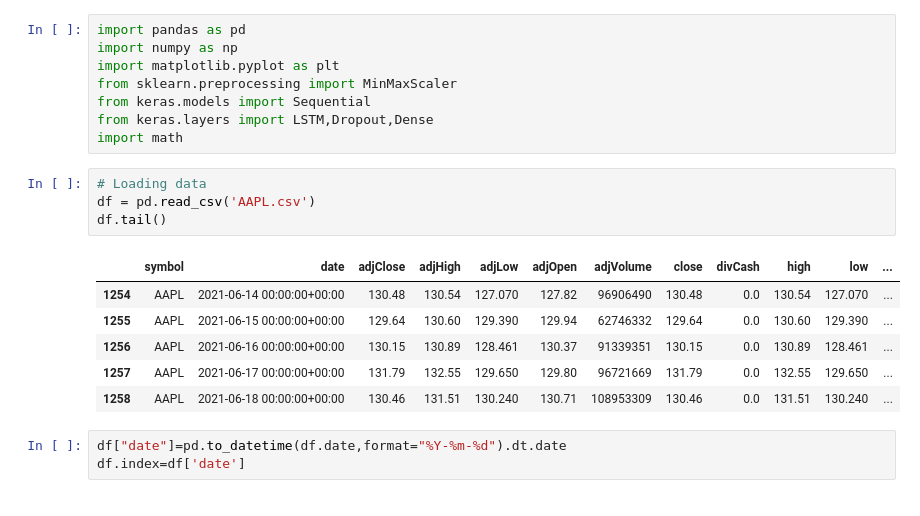
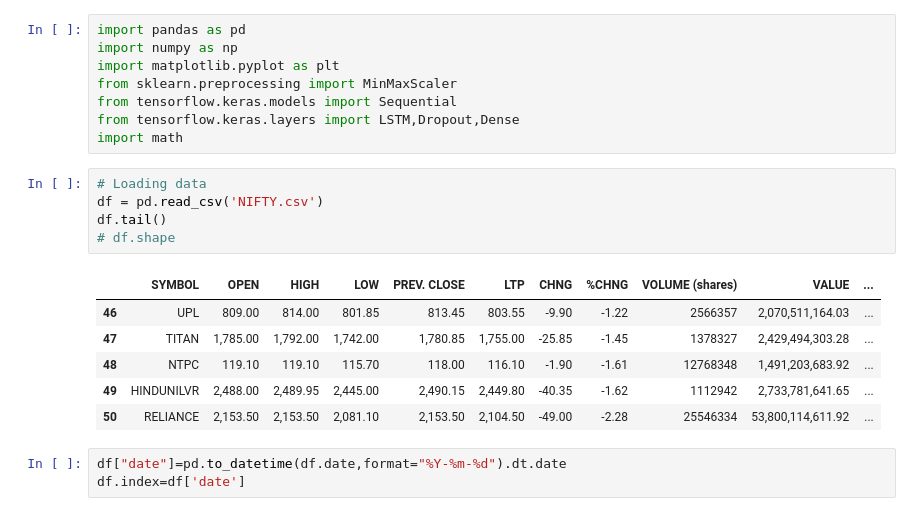
Before and after one commit to anu-desh/stock-price-predictor, a Jupyter notebook: data.ipynb, the cells around one changed output. Cells and saved outputs as stored; diff of their text form.

```diff
--- a/data.ipynb
+++ b/data.ipynb
@@ -3,20 +3,21 @@ import pandas as pd
 import numpy as np
 import matplotlib.pyplot as plt
 from sklearn.preprocessing import MinMaxScaler
-from keras.models import Sequential
-from keras.layers import LSTM,Dropout,Dense
+from tensorflow.keras.models import Sequential
+from tensorflow.keras.layers import LSTM,Dropout,Dense
 import math
 # %%
 # Loading data
-df = pd.read_csv('AAPL.csv')
+df = pd.read_csv('NIFTY.csv')
 df.tail()
+# df.shape
 # %% [output]
-|  | symbol | date | adjClose | adjHigh | adjLow | adjOpen | adjVolume | close | divCash | high | low | ... |
-| 1254 | AAPL | 2021-06-14 00:00:00+00:00 | 130.48 | 130.54 | 127.070 | 127.82 | 96906490 | 130.48 | 0.0 | 130.54 | 127.070 | ... |
-| 1255 | AAPL | 2021-06-15 00:00:00+00:00 | 129.64 | 130.60 | 129.390 | 129.94 | 62746332 | 129.64 | 0.0 | 130.60 | 129.390 | ... |
-| 1256 | AAPL | 2021-06-16 00:00:00+00:00 | 130.15 | 130.89 | 128.461 | 130.37 | 91339351 | 130.15 | 0.0 | 130.89 | 128.461 | ... |
-| 1257 | AAPL | 2021-06-17 00:00:00+00:00 | 131.79 | 132.55 | 129.650 | 129.80 | 96721669 | 131.79 | 0.0 | 132.55 | 129.650 | ... |
-| 1258 | AAPL | 2021-06-18 00:00:00+00:00 | 130.46 | 131.51 | 130.240 | 130.71 | 108953309 | 130.46 | 0.0 | 131.51 | 130.240 | ... |
+|  | SYMBOL | OPEN | HIGH | LOW | PREV. CLOSE | LTP | CHNG | %CHNG | VOLUME (shares) | VALUE | ... |
+| 46 | UPL | 809.00 | 814.00 | 801.85 | 813.45 | 803.55 | -9.90 | -1.22 | 2566357 | 2,070,511,164.03 | ... |
+| 47 | TITAN | 1,785.00 | 1,792.00 | 1,742.00 | 1,780.85 | 1,755.00 | -25.85 | -1.45 | 1378327 | 2,429,494,303.28 | ... |
+| 48 | NTPC | 119.10 | 119.10 | 115.70 | 118.00 | 116.10 | -1.90 | -1.61 | 12768348 | 1,491,203,683.92 | ... |
+| 49 | HINDUNILVR | 2,488.00 | 2,489.95 | 2,445.00 | 2,490.15 | 2,449.80 | -40.35 | -1.62 | 1112942 | 2,733,781,641.65 | ... |
+| 50 | RELIANCE | 2,153.50 | 2,153.50 | 2,081.10 | 2,153.50 | 2,104.50 | -49.00 | -2.28 | 25546334 | 53,800,114,611.92 | ... |
 # %%
 df["date"]=pd.to_datetime(df.date,format="%Y-%m-%d").dt.date
 df.index=df['date']
```
Also changed, not shown: parts of 11 cells of this notebook, 4 other files.
